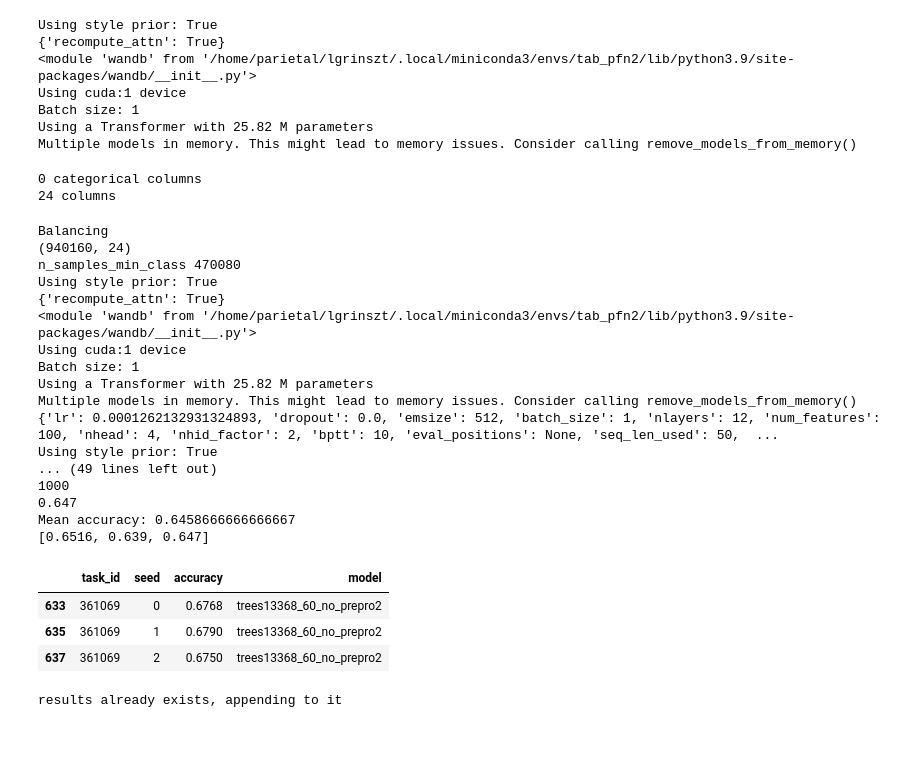
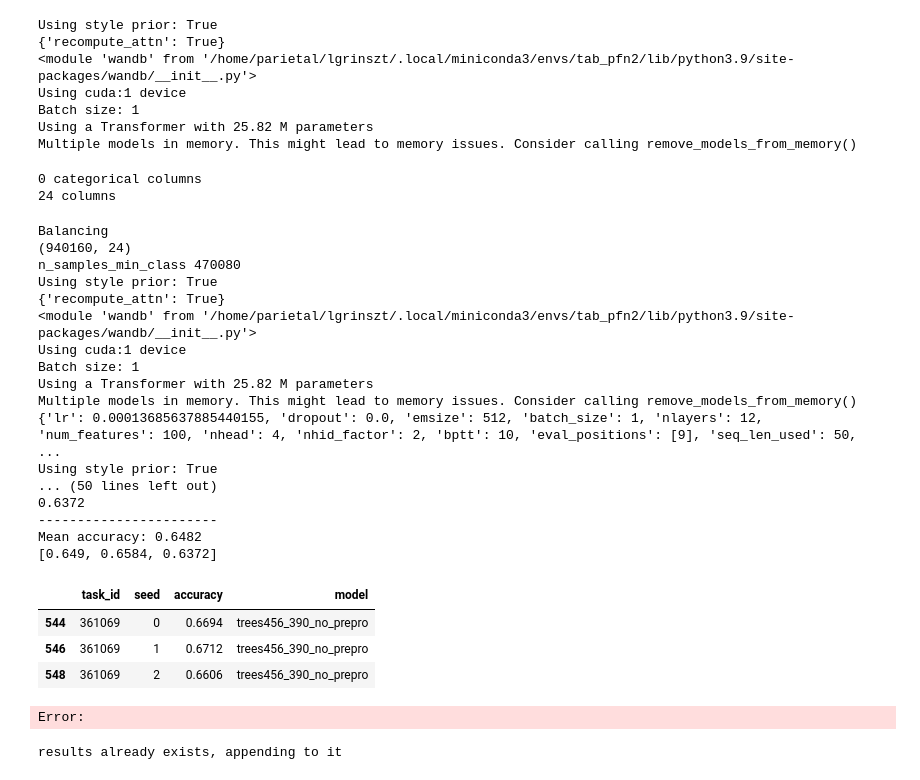
Before and after one commit to LeoGrin/TabPFN, a Jupyter notebook: tabpfn/test_model copy.ipynb, the cells around one changed output. Saved outputs shown, nothing was run; the diff lists cells and outputs as text; code cells hidden in the pictures; blank space fills up the shorter version.

```diff
--- a/tabpfn/test_model copy.ipynb
+++ b/tabpfn/test_model copy.ipynb
@@ -484,7 +485,7 @@ task_id = 361069
 n_repeat = 3
 checkpoint = "trees13368_60"
 def create_model():
-    model = TabPFNClassifier(device="cuda:1", no_preprocess_mode=True)
+    model = TabPFNClassifier(device="cuda:1", no_preprocess_mode=True, seed=98)
     model.remove_models_from_memory()
     model_pytorch = load_model("tabpfn/model_checkpoints", f"model_{checkpoint}.pt", 1, config_sample, 0)[0]
     model.model = model_pytorch
@@ -495,7 +496,7 @@ X, y, _ = import_open_ml_data(task_id=task_id, remove_nans=True, impute_nans=Fal
 accuracies = []
 for i in range(n_repeat):
     # Split the data into a training set and a test set
-    X_train, X_test, y_train, y_test = train_test_split(X, y, test_size=0.2, random_state=i+100)
+    X_train, X_test, y_train, y_test = train_test_split(X, y, test_size=0.2, random_state=i)
 
     # Restrict to 1000 samples for faster training
     X_train, y_train = X_train[:1000], y_train[:1000]
@@ -508,6 +509,7 @@ for i in range(n_repeat):
     print(accuracy)
     accuracies.append(accuracy)
 
+print("-----------------------")
 print("Mean accuracy: {}".format(np.mean(accuracies)))
 print(accuracies)
 # %% [output]
@@ -523,21 +525,22 @@ Using cuda:1 device
 Batch size: 1
 Using a Transformer with 25.82 M parameters
 Multiple models in memory. This might lead to memory issues. Consider calling remove_models_from_memory()
-{'lr': 0.0001262132931324893, 'dropout': 0.0, 'emsize': 512, 'batch_size': 1, 'nlayers': 12, 'num_features': 100, 'nhead': 4, 'nhid_factor': 2, 'bptt': 10, 'eval_positions': None, 'seq_len_used': 50,  ...
+{'lr': 0.00013685637885440155, 'dropout': 0.0, 'emsize': 512, 'batch_size': 1, 'nlayers': 12, 'num_features': 100, 'nhead': 4, 'nhid_factor': 2, 'bptt': 10, 'eval_positions': [9], 'seq_len_used': 50,  ...
 Using style prior: True
-... (49 lines left out)
-1000
-0.647
-Mean accuracy: 0.6458666666666667
-[0.6516, 0.639, 0.647]
+... (50 lines left out)
+0.6372
+-----------------------
+Mean accuracy: 0.6482
+[0.649, 0.6584, 0.6372]
 # %%
 results = pd.read_csv("results.csv")
-results[(results["model"] == "trees13368_60_no_prepro2") & (results["task_id"] == 361069)][["task_id", "seed", "accuracy", "model"]]
+results[(results["model"] == "trees456_390_no_prepro") & (results["task_id"] == 361069)][["task_id", "seed", "accuracy", "model"]]
 # %% [output]
 |  | task_id | seed | accuracy | model |
-| 633 | 361069 | 0 | 0.6768 | trees13368_60_no_prepro2 |
-| 635 | 361069 | 1 | 0.6790 | trees13368_60_no_prepro2 |
-| 637 | 361069 | 2 | 0.6750 | trees13368_60_no_prepro2 |
+| 544 | 361069 | 0 | 0.6694 | trees456_390_no_prepro |
+| 546 | 361069 | 1 | 0.6712 | trees456_390_no_prepro |
+| 548 | 361069 | 2 | 0.6606 | trees456_390_no_prepro |
+Error:
 # %%
 # Do the same thing for all tasks in openml suite 2
 # and put everything in a pd dataframe
```
Also changed, not shown: parts of 2 cells of this notebook, 11 other files.
